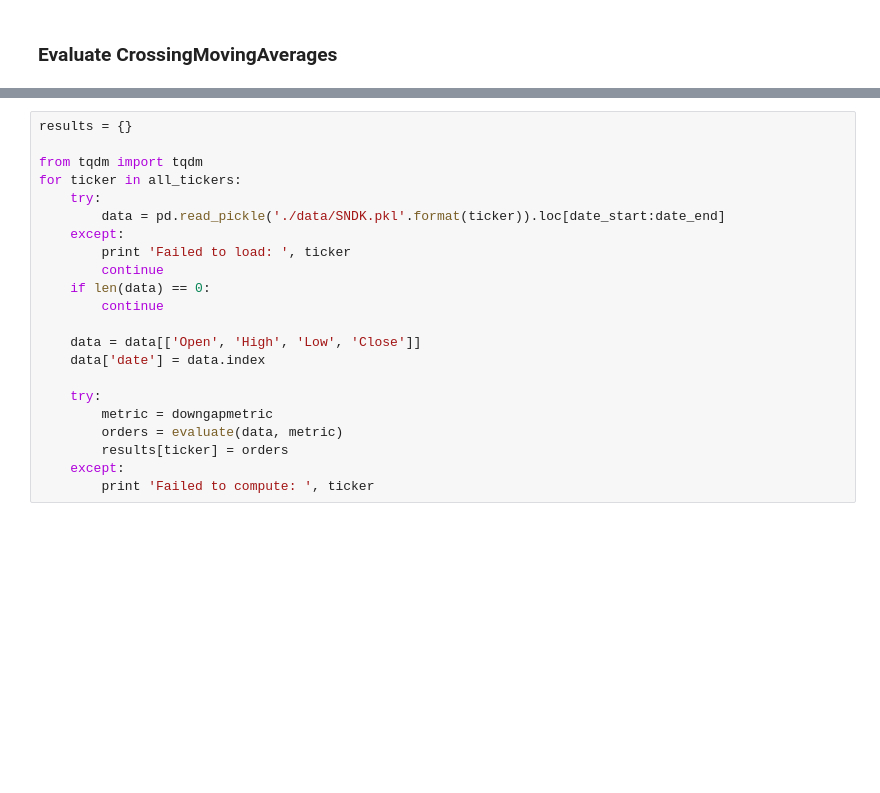
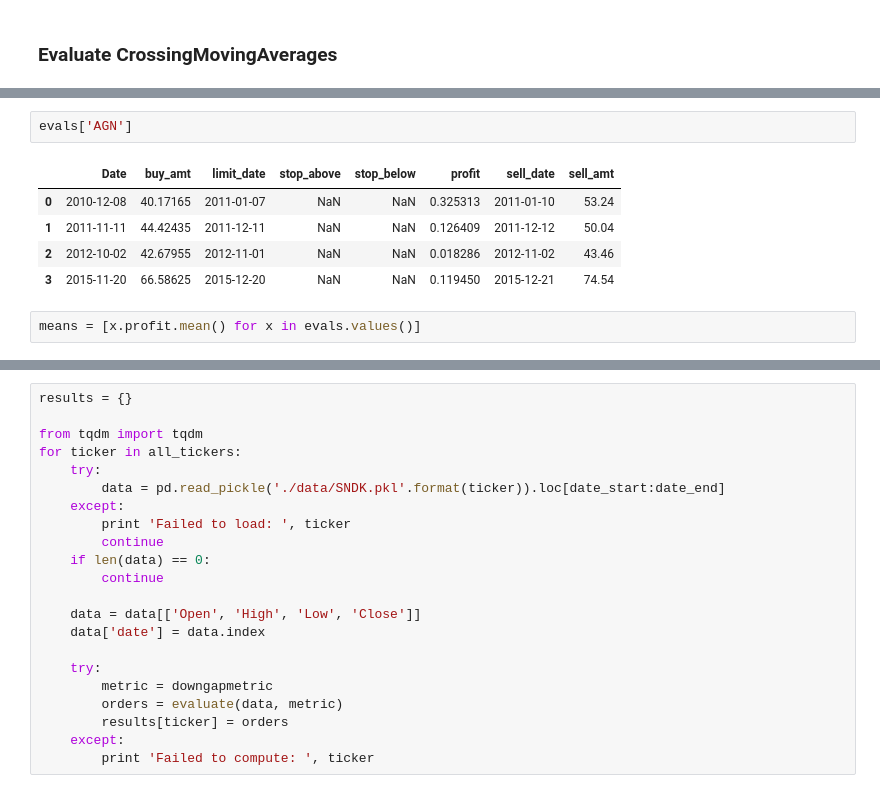
Before and after one commit to jayhack/N472JW, a Jupyter notebook: Exploration.ipynb, the cells around one changed output, grey strips where cells are left out. Cells and saved outputs as stored; diff of their text form; blank space fills up the shorter version.

```diff
--- a/Exploration.ipynb
+++ b/Exploration.ipynb
@@ -121,0 +171,10 @@ orders = metric(data)
+# %%
+evals['AGN']
+# %% [output]
+|  | Date | buy_amt | limit_date | stop_above | stop_below | profit | sell_date | sell_amt |
+| 0 | 2010-12-08 | 40.17165 | 2011-01-07 | NaN | NaN | 0.325313 | 2011-01-10 | 53.24 |
+| 1 | 2011-11-11 | 44.42435 | 2011-12-11 | NaN | NaN | 0.126409 | 2011-12-12 | 50.04 |
+| 2 | 2012-10-02 | 42.67955 | 2012-11-01 | NaN | NaN | 0.018286 | 2012-11-02 | 43.46 |
+| 3 | 2015-11-20 | 66.58625 | 2015-12-20 | NaN | NaN | 0.119450 | 2015-12-21 | 74.54 |
+# %%
+means = [x.profit.mean() for x in evals.values()]
```
Also changed, not shown: parts of 10 cells of this notebook.
